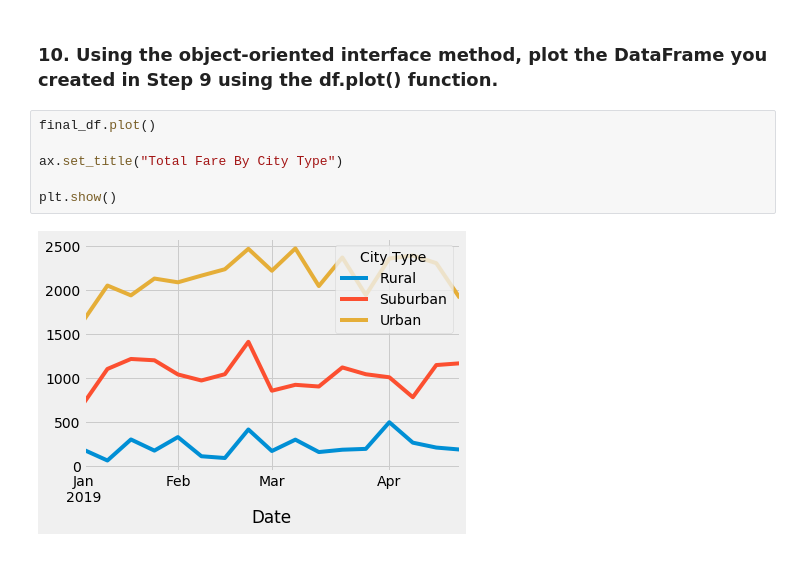
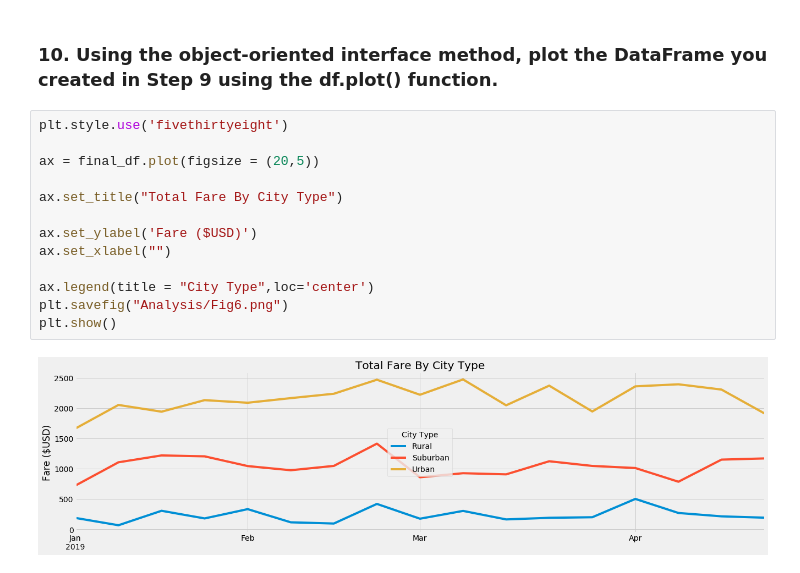
Before and after one commit to markeiabc/PyBer_Analysis, a Jupyter notebook: PyBer_Challenge.ipynb, the cells around one changed output. Saved outputs shown, nothing was run; the diff lists cells and outputs as text.

Commit message:
committing final code and graph for additional analysis

```diff
--- a/PyBer_Challenge.ipynb
+++ b/PyBer_Challenge.ipynb
@@ -357,11 +357,18 @@ final_df
 | 2019-04-28 | 191.85 | 1169.04 | 1909.51 |
 # %% [markdown]
 ### 10. Using the object-oriented interface method, plot the DataFrame you created in Step 9 using the df.plot() function.
-# %%
-final_df.plot()
-
-ax.set_title("Total Fare By City Type")
-
-plt.show()
-# %% [output]
-[figure, removed]
+# %%
+plt.style.use('fivethirtyeight')
+
+ax = final_df.plot(figsize = (20,5))
+
+ax.set_title("Total Fare By City Type")
+
+ax.set_ylabel('Fare ($USD)')
+ax.set_xlabel("")
+
+ax.legend(title = "City Type",loc='center')
+plt.savefig("Analysis/Fig6.png")
+plt.show()
+# %% [output]
+[figure, added]
```
Also changed, not shown: 2 other files.
